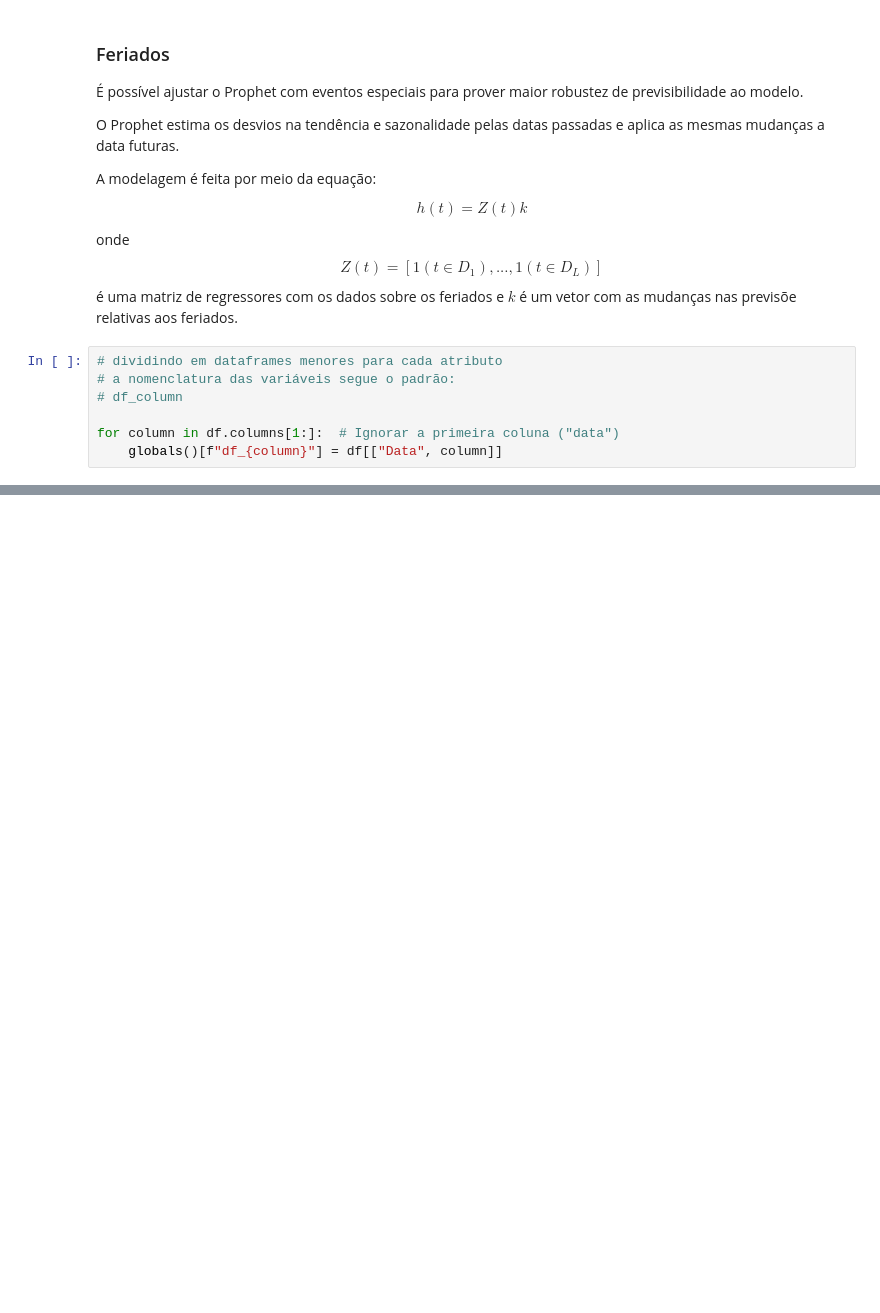
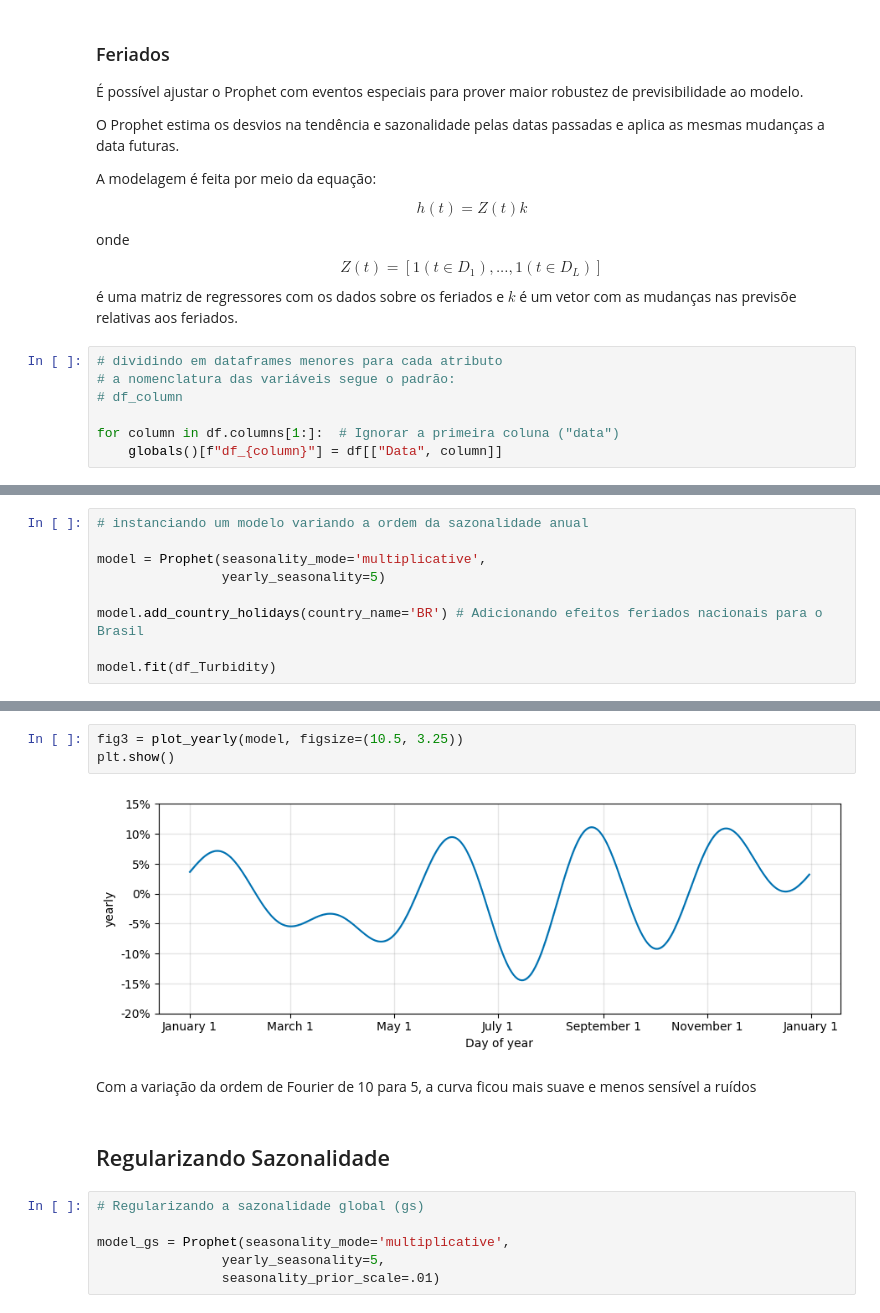
Before and after one commit to rafaelmgsilva/trabalho_final-mesc_ia, a Jupyter notebook: code/predict_turbidity.ipynb, the cells around one changed output, grey strips where cells are left out. Cells and saved outputs as stored; diff of their text form; blank space fills up the shorter version.

```diff
--- a/code/predict_turbidity.ipynb
+++ b/code/predict_turbidity.ipynb
@@ -209,0 +293,9 @@ plt.show()
+# %%
+# instanciando um modelo variando a ordem da sazonalidade anual
+
+model = Prophet(seasonality_mode='multiplicative',
+                yearly_seasonality=5)
+
+model.add_country_holidays(country_name='BR') # Adicionando efeitos feriados nacionais para o Brasil
+
+model.fit(df_Turbidity)
@@ -209,0 +306,15 @@ plt.show()
+# %%
+fig3 = plot_yearly(model, figsize=(10.5, 3.25))
+plt.show()
+# %% [output]
+[figure, added]
+# %% [markdown]
+Com a variação da ordem de Fourier de 10 para 5, a curva ficou mais suave e menos sensível a ruídos
+# %% [markdown]
+## Regularizando Sazonalidade
+# %%
+# Regularizando a sazonalidade global (gs)
+
+model_gs = Prophet(seasonality_mode='multiplicative',
+                yearly_seasonality=5,
+                seasonality_prior_scale=.01)
```
Also changed, not shown: parts of 22 cells of this notebook.
